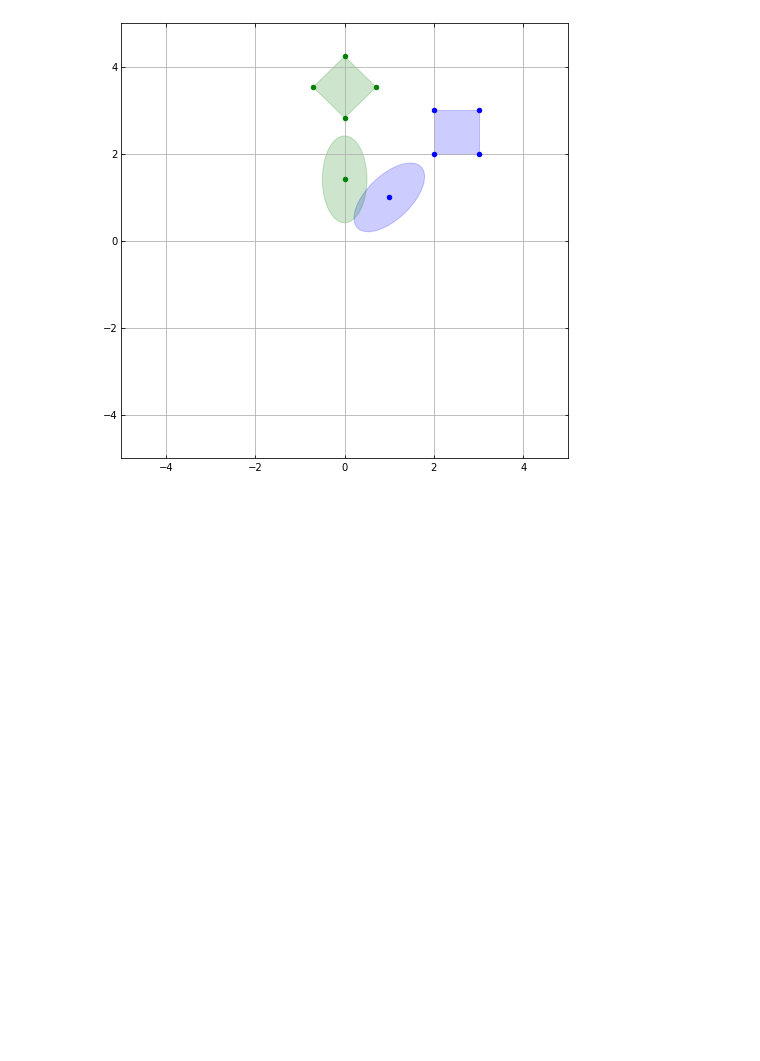
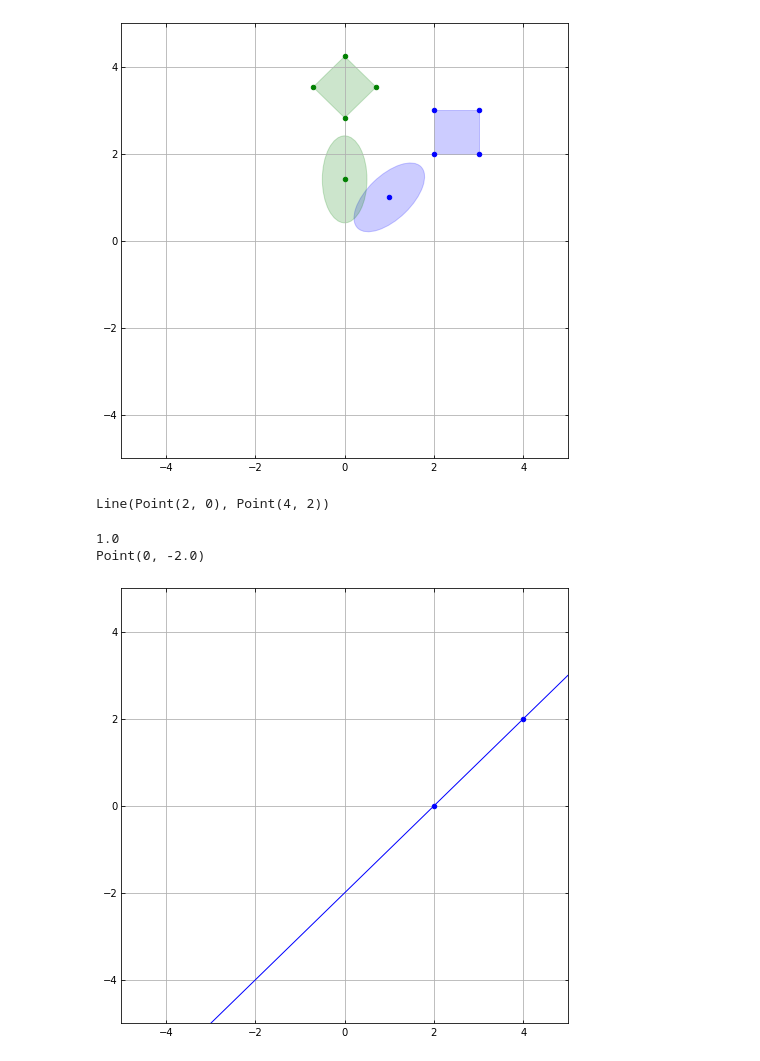
Before and after one commit to BrianGMcEnery/pythagorean-triples, a Jupyter notebook: notebooks/Drawing.ipynb, the cells around one changed output. Saved outputs shown, nothing was run; the diff lists cells and outputs as text; code cells hidden in the pictures; blank space fills up the shorter version.

Commit message:
Drawing a line completed

```diff
--- a/notebooks/Drawing.ipynb
+++ b/notebooks/Drawing.ipynb
@@ -58,3 +59,20 @@ diagram.add_many([e, e_rot, r, r_rot])
 diagram.draw()
 # %% [output]
 [figure]
+# %%
+l = Line(p1=Point(2, 0), p2=Point(4,2))
+print(l)
+# %% [output]
+Line(Point(2, 0), Point(4, 2))
+# %%
+print(l.slope)
+print(l.intercept)
+# %% [output]
+1.0
+Point(0, -2.0)
+# %%
+diagram = Diagram()
+diagram.add(l)
+diagram.draw()
+# %% [output]
+[figure, added]
```
Also changed, not shown: parts of 2 cells of this notebook, 6 other files.
